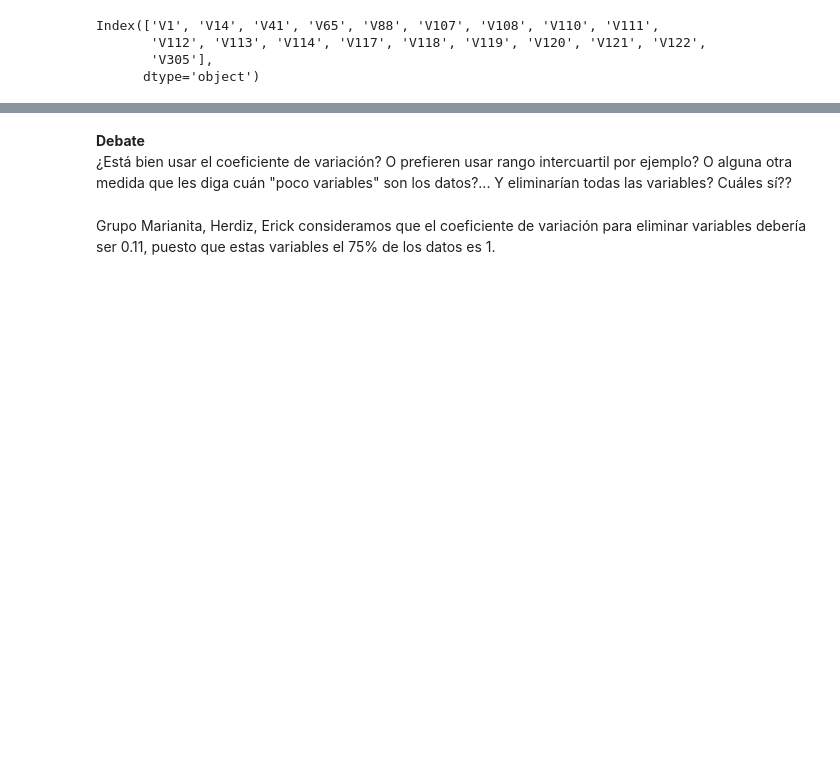
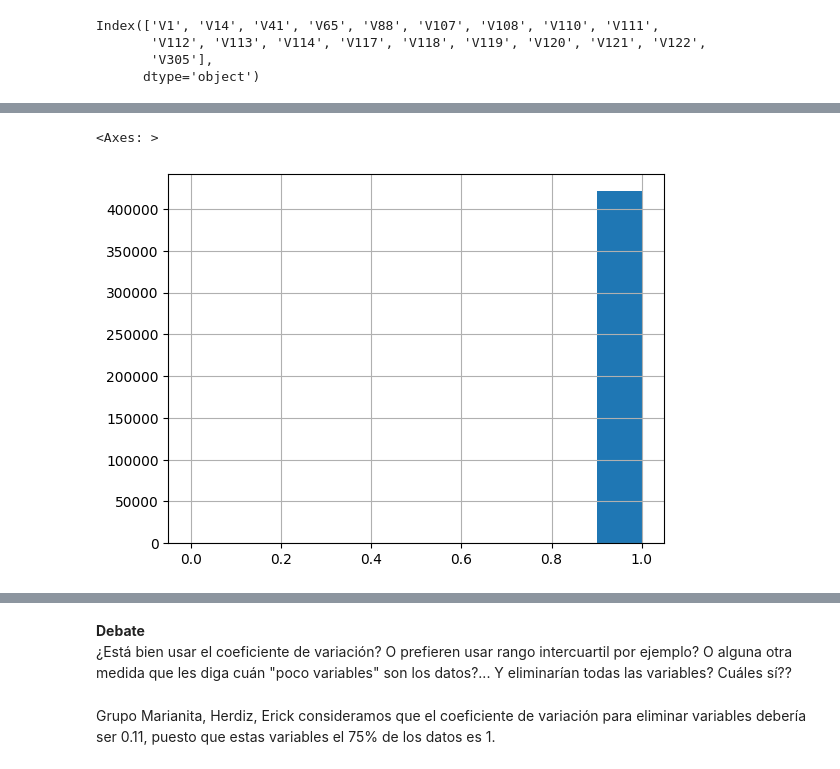
Before and after one commit to nestormontano/PrDS_2023_01_IEEE_Deteccion_Fraude, a Jupyter notebook: Scripts/IEEE_Deteccion_Fraude__EDA.ipynb, the cells around one changed output, grey strips where cells are left out. Drawn from its saved outputs; the diff is of its cells as text; code cells hidden in the pictures; blank space fills up the shorter version.

```diff
--- a/Scripts/IEEE_Deteccion_Fraude__EDA.ipynb
+++ b/Scripts/IEEE_Deteccion_Fraude__EDA.ipynb
@@ -721,0 +724,5 @@ train['V108'].plot()
+# %%
+train['V41'].hist()
+# %% [output]
+<Axes: >
+[figure, added]
```
Also changed, not shown: parts of 26 cells of this notebook.
